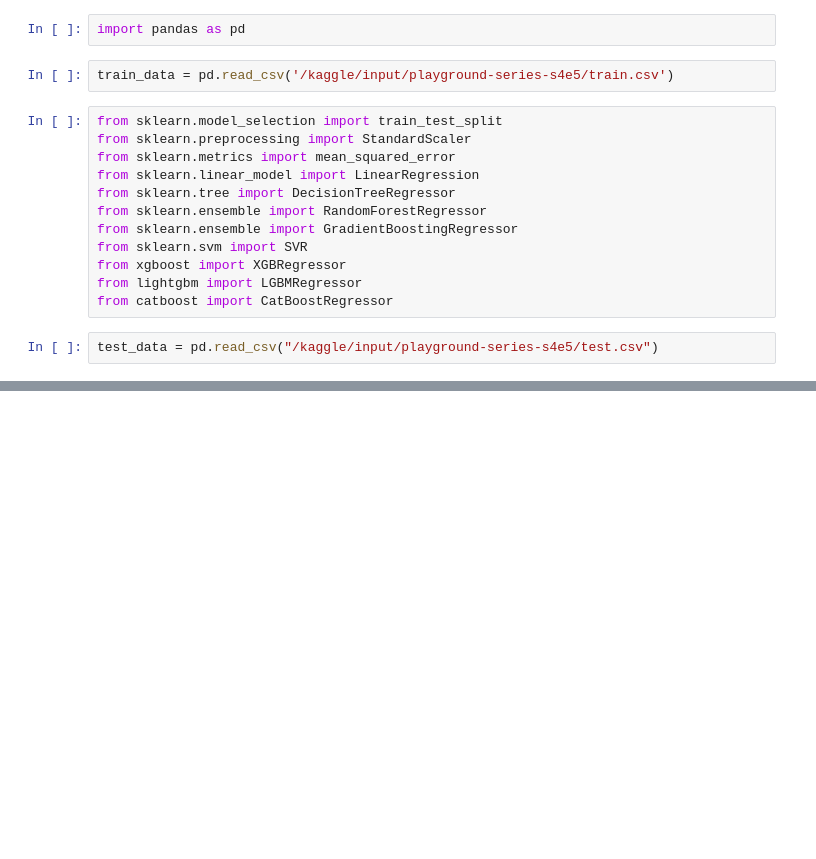
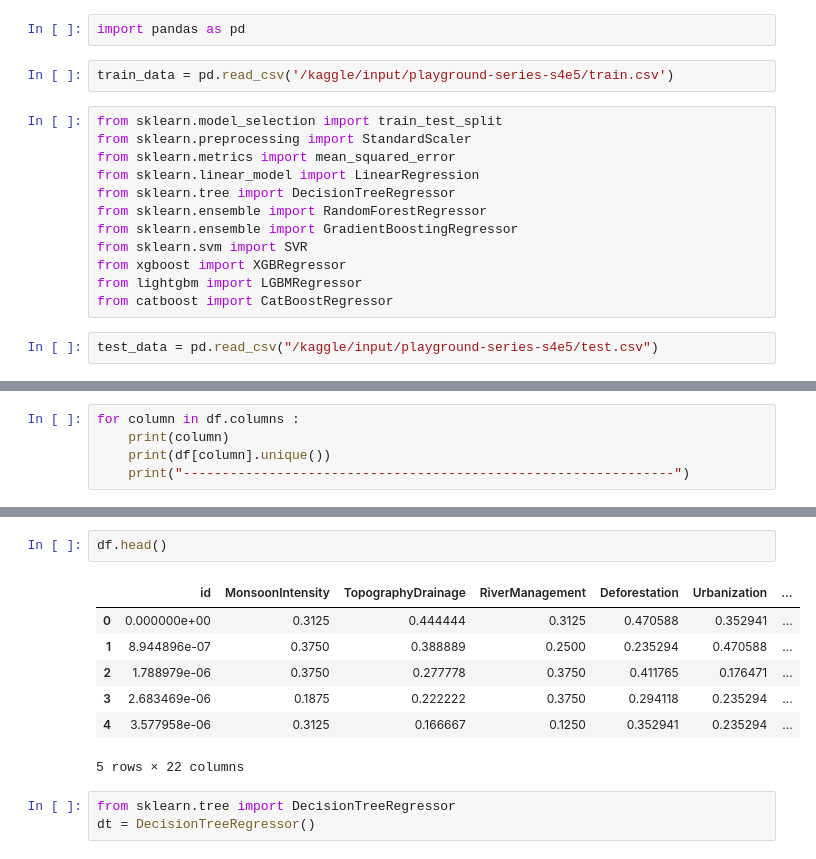
Before and after one commit to sksarvesh007/kaggle-contests, a Jupyter notebook: Regression with a Flood Prediction Dataset/model.ipynb, the cells around one changed output, grey strips where cells are left out. Cells and saved outputs as stored; diff of their text form; blank space fills up the shorter version.

```diff
--- a/Regression with a Flood Prediction Dataset/model.ipynb
+++ b/Regression with a Flood Prediction Dataset/model.ipynb
@@ -205,0 +197,5 @@ Predictions saved for the best CatBoost model
+# %%
+for column in df.columns :
+    print(column)
+    print(df[column].unique())
+    print("---------------------------------------------------------------")
@@ -205,0 +236,13 @@ Predictions saved for the best CatBoost model
+# %%
+df.head()
+# %% [output]
+|  | id | MonsoonIntensity | TopographyDrainage | RiverManagement | Deforestation | Urbanization | ... |
+| 0 | 0.000000e+00 | 0.3125 | 0.444444 | 0.3125 | 0.470588 | 0.352941 | ... |
+| 1 | 8.944896e-07 | 0.3750 | 0.388889 | 0.2500 | 0.235294 | 0.470588 | ... |
+| 2 | 1.788979e-06 | 0.3750 | 0.277778 | 0.3750 | 0.411765 | 0.176471 | ... |
+| 3 | 2.683469e-06 | 0.1875 | 0.222222 | 0.3750 | 0.294118 | 0.235294 | ... |
+| 4 | 3.577958e-06 | 0.3125 | 0.166667 | 0.1250 | 0.352941 | 0.235294 | ... |
+5 rows × 22 columns
+# %%
+from sklearn.tree import DecisionTreeRegressor
+dt = DecisionTreeRegressor()
```
Also changed, not shown: parts of 24 cells of this notebook.
